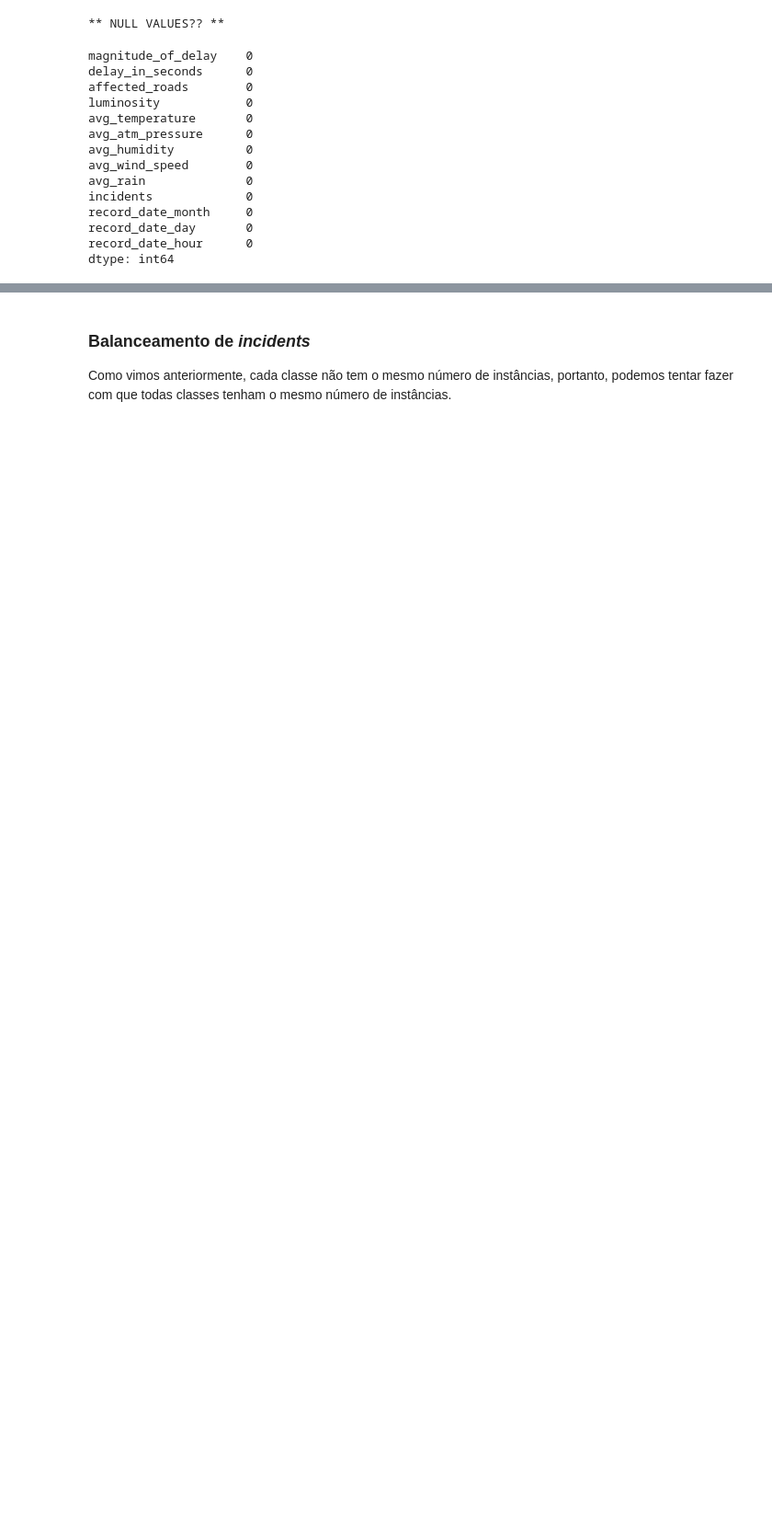
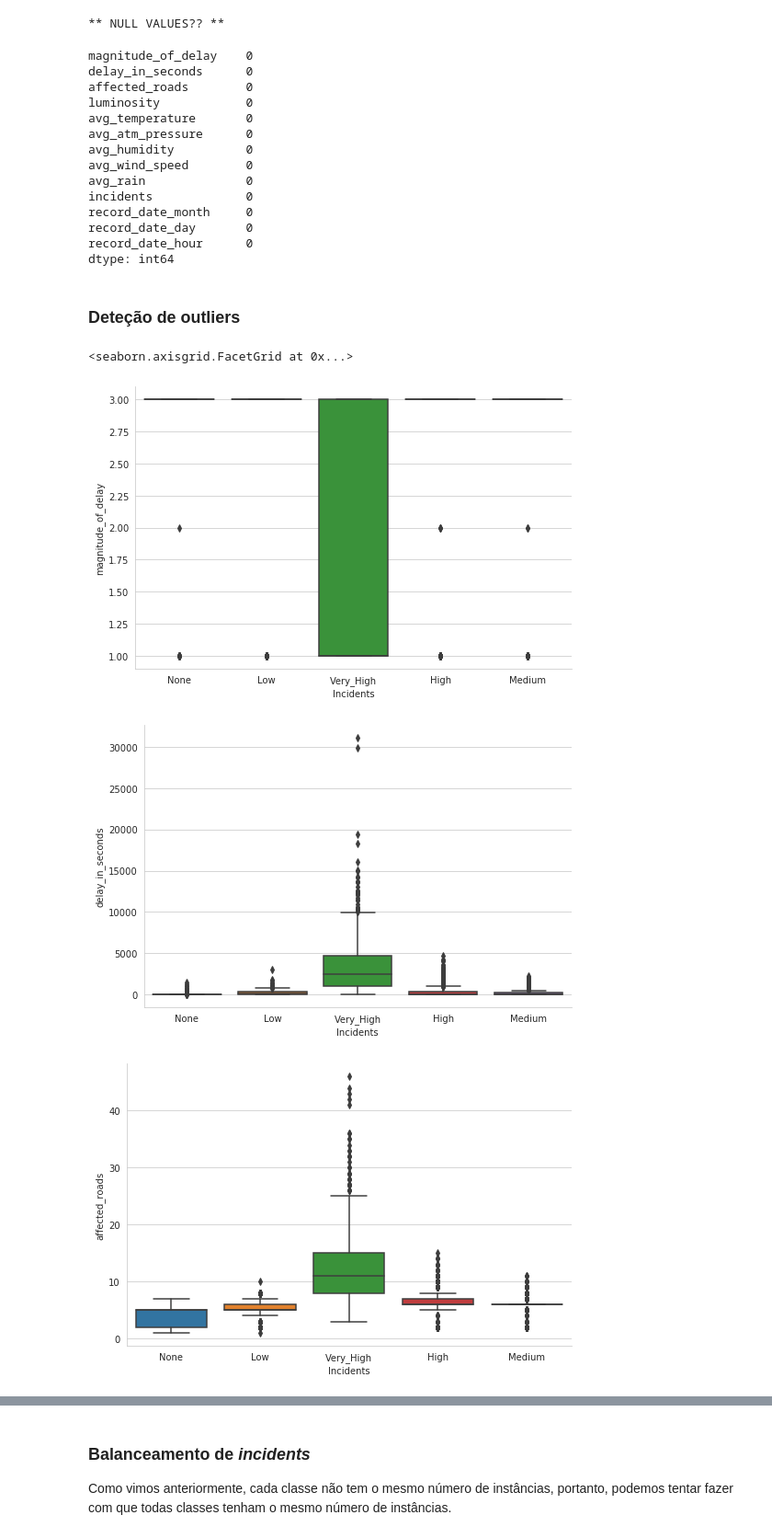
Before and after one commit to MarianaFilipa/DAA, a Jupyter notebook: Competição_Tarefa/Competition.ipynb, the cells around one changed output, grey strips where cells are left out. Shown at 92% size. Drawn from its saved outputs; the diff is of its cells as text; code cells hidden in the pictures; blank space fills up the shorter version.

```diff
--- a/Competição_Tarefa/Competition.ipynb
+++ b/Competição_Tarefa/Competition.ipynb
@@ -352,3 +352,28 @@ record_date_month     0
 record_date_day       0
 record_date_hour      0
 dtype: int64
+# %% [markdown]
+### Deteção de outliers
+# %%
+df_copy = df.copy()
+
+df_copy.rename(columns = {'incidents':'Incidents'}, inplace=True)
+df_copy.replace(replace_incidents_inverted, inplace=True)
+
+sns.catplot(x="Incidents", y = "magnitude_of_delay", data=df_copy, kind="box", aspect=1.5)
+sns.catplot(x="Incidents", y = "delay_in_seconds", data=df_copy, kind="box", aspect=1.5)
+sns.catplot(x="Incidents", y = "affected_roads", data=df_copy, kind="box", aspect=1.5)
+sns.catplot(x="Incidents", y = "luminosity", data=df_copy, kind="box", aspect=1.5)
+sns.catplot(x="Incidents", y = "avg_temperature", data=df_copy, kind="box", aspect=1.5)
+sns.catplot(x="Incidents", y = "avg_atm_pressure", data=df_copy, kind="box", aspect=1.5)
+sns.catplot(x="Incidents", y = "avg_humidity", data=df_copy, kind="box", aspect=1.5)
+sns.catplot(x="Incidents", y = "avg_wind_speed", data=df_copy, kind="box", aspect=1.5)
+sns.catplot(x="Incidents", y = "avg_rain", data=df_copy, kind="box", aspect=1.5)
+sns.catplot(x="Incidents", y = "record_date_month", data=df_copy, kind="box", aspect=1.5)
+sns.catplot(x="Incidents", y = "record_date_day", data=df_copy, kind="box", aspect=1.5)
+sns.catplot(x="Incidents", y = "record_date_hour", data=df_copy, kind="box", aspect=1.5)
+# %% [output]
+<seaborn.axisgrid.FacetGrid at 0x...>
+[figure, added]
+[figure, added]
+[figure, added]
```
Also changed, not shown: parts of 3 cells of this notebook.
